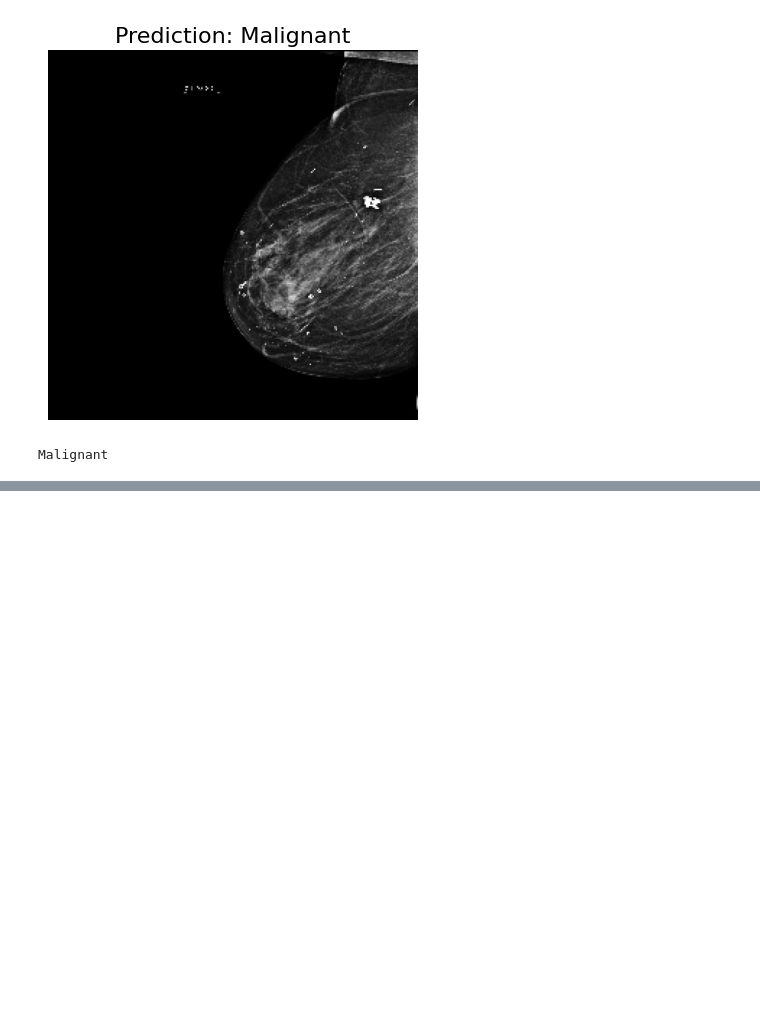
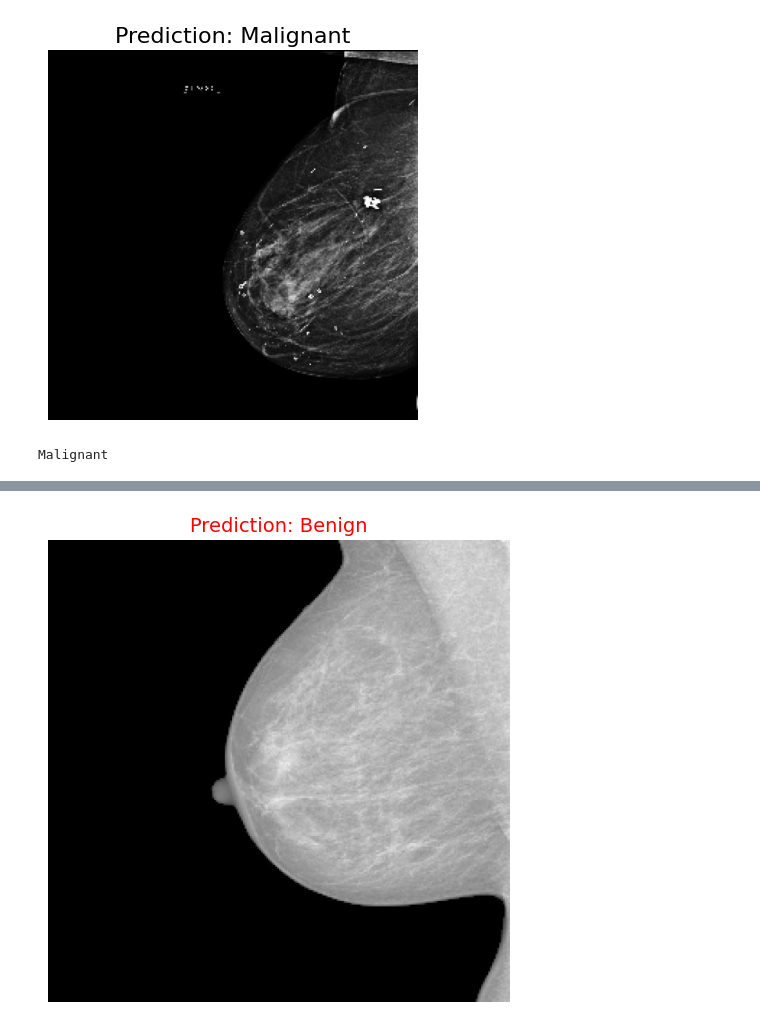
Before and after one commit to tj-mas04/Breast-Cancer-Detection-with-Radiological-Images_SVM, a Jupyter notebook: SVM_3.ipynb, the cells around one changed output, grey strips where cells are left out. Drawn from its saved outputs; the diff is of its cells as text; code cells hidden in the pictures; blank space fills up the shorter version.

```diff
--- a/SVM_3.ipynb
+++ b/SVM_3.ipynb
@@ -433,0 +533,13 @@ Malignant
+# %%
+# LBP (Local Binary Patterns) feature extraction
+def extract_lbp_features(images):
+    lbp_features = []
+    for img in images:
+        lbp = local_binary_pattern(img, P=8, R=1, method="uniform")
+        hist, _ = np.histogram(lbp.ravel(), bins=np.arange(0, 10), range=(0, 9))
+        hist = hist.astype("float")
+        hist /= hist.sum()  # Normalize the histogram
+        lbp_features.append(hist)
+    return np.array(lbp_features)
+
+lbp_features = extract_lbp_features(images)
@@ -433,0 +604,6 @@ Malignant
+# %%
+# Load the model and make a prediction on a new image
+svm_model = joblib.load('svm_breast_cancer_model.pkl')
+new_image_path = '/content/drive/MyDrive/dtaet2/valid/0/115_463070125_png.rf.d5ea5a9967a7c1a8b2dea142c17ae843.jpg'  # Replace with actual image path
+result = predict_image(new_image_path, svm_model)
+print(f"Prediction: {result}")
@@ -433,0 +612,65 @@ Malignant
+# %%
+import matplotlib.pyplot as plt
+from sklearn.metrics import confusion_matrix, classification_report, ConfusionMatrixDisplay
+import joblib
+import cv2
+import numpy as np
+from sklearn.metrics import accuracy_score
+
+# Part 1: Prediction on a new image and display with label
+def predict_image(image_path, model):
+    img = preprocess_image(image_path)
+
+    # Extract features for the new image
+    hog_feat = extract_hog_features([img])
+    sift_feat = extract_sift_features([img])
+    lbp_feat = extract_lbp_features([img])
+    color_hist_feat = extract_color_histograms([img])
+
+    # Concatenate all features
+    features = np.hstack((hog_feat, sift_feat, lbp_feat, color_hist_feat))
+
+    # Predict
+    pred = model.predict(features)
+    return 'Malignant' if pred[0] == 1 else 'Benign'
+
+# Function to display the image with the predicted class
+def display_image_with_label(image_path, label):
+    img = cv2.imread(image_path, cv2.IMREAD_GRAYSCALE)
+
+    # Convert image from BGR (OpenCV) to RGB (Matplotlib uses RGB format)
+    img_rgb = cv2.cvtColor(img, cv2.COLOR_GRAY2RGB)
+
+    plt.figure(figsize=(6, 6))
+    plt.imshow(img_rgb, cmap='gray')
+    plt.title(f'Prediction: {label}', fontsize=14, color='red')
+    plt.axis('off')  # Hide the axis
+    plt.show()
+
+# Load the trained model
+svm_model = joblib.load('svm_breast_cancer_model.pkl')
+
+# Replace with the path to your new image
+new_image_path = '/content/drive/MyDrive/dtaet2/valid/0/115_463070125_png.rf.d5ea5a9967a7c1a8b2dea142c17ae843.jpg'
+result = predict_image(new_image_path, svm_model)
+print(f"Prediction: {result}")
+
+# Display the image with the predicted label
+display_image_with_label(new_image_path, result)
+
+# Part 2: Evaluate the model on the test set and display confusion matrix
+y_pred = svm_model.predict(X_test)
+accuracy = accuracy_score(y_test, y_pred)
+print(f"Test Accuracy: {accuracy * 100:.2f}%")
+
+# Generate confusion matrix
+conf_matrix = confusion_matrix(y_test, y_pred)
+disp = ConfusionMatrixDisplay(confusion_matrix=conf_matrix, display_labels=['Benign', 'Malignant'])
+disp.plot(cmap=plt.cm.Blues)
+plt.title('Confusion Matrix')
+plt.show()
+
+# Part 3: Display classification report (precision, recall, f1-score, support)
+classification_report_str = classification_report(y_test, y_pred, target_names=['Benign', 'Malignant'])
+print("Classification Report:\n", classification_report_str)
+# %% [output]
@@ -433,0 +678 @@ Malignant
+[figure, added]
```
Also changed, not shown: parts of 12 cells of this notebook.
